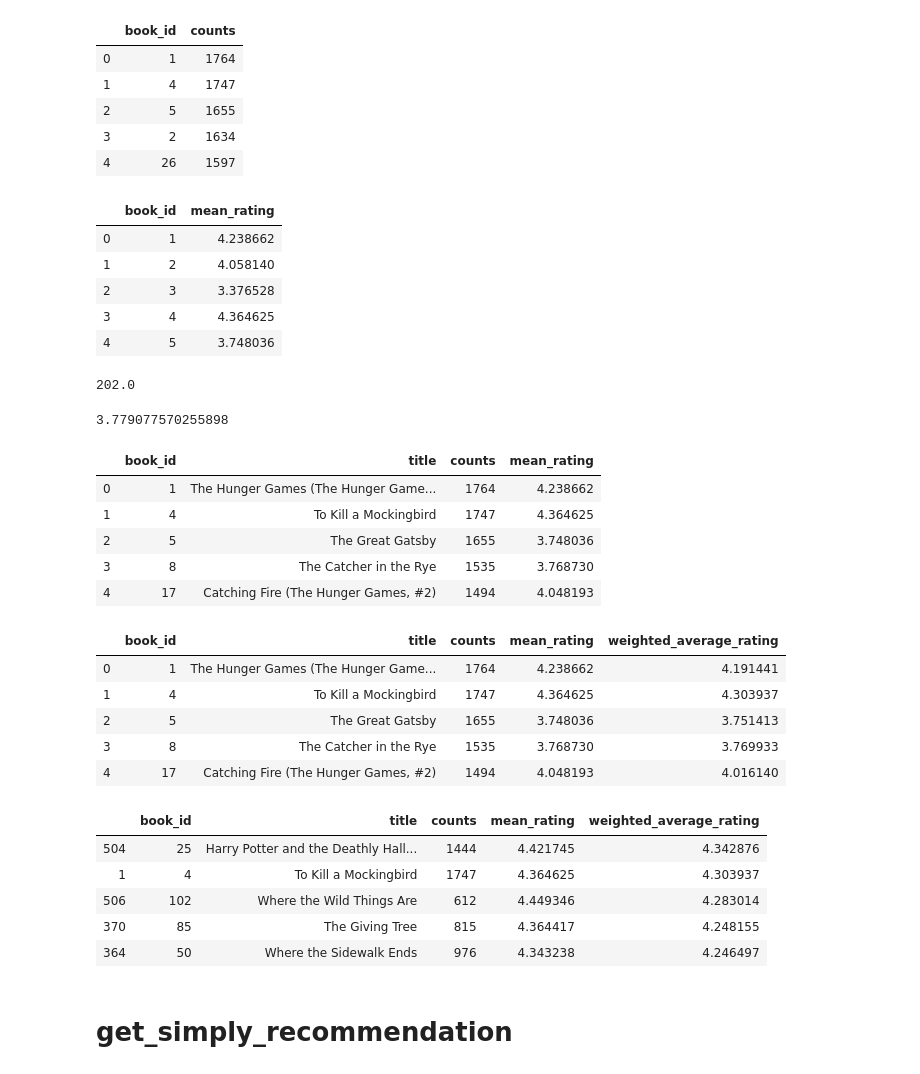
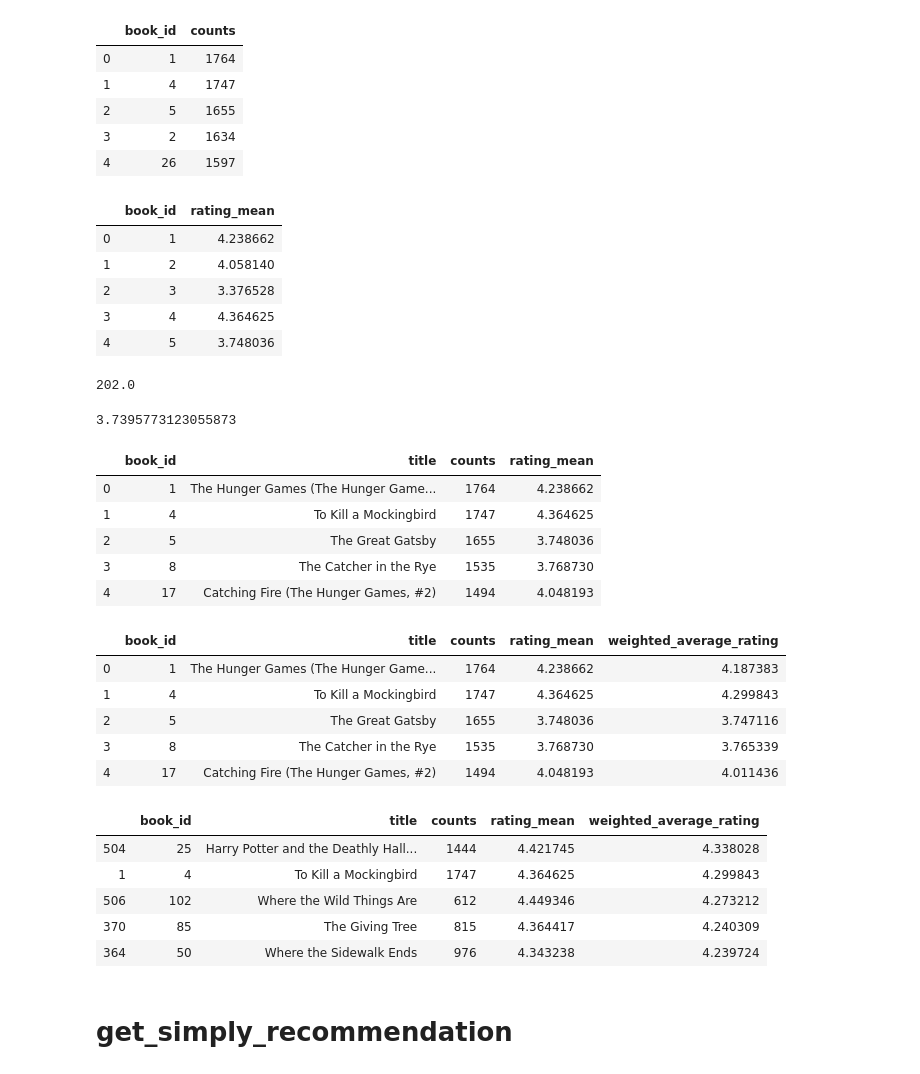
Before and after one commit to Lea1612/AI_Recommender_Systems, a Jupyter notebook: Notebook.ipynb, the cells around one changed output. Saved outputs shown, nothing was run; the diff lists cells and outputs as text; code cells hidden in the pictures.

```diff
--- a/Notebook.ipynb
+++ b/Notebook.ipynb
@@ -5,8 +5,8 @@ import seaborn as sns
 def read_file_csv(file_name):
     return pd.read_csv(file_name, low_memory=False, encoding="ISO-8859-1")
 
-def weighted_average_rating(counts, m, mean_rating, rating_all_mean):
-    return (counts / (counts + m)) * mean_rating + (m / (counts + m)) * rating_all_mean
+def weighted_average_rating(counts_df, m, rating_mean_df, rating_all_mean):
+    return (counts_df / (counts_df + m)) * rating_mean_df + (m / (counts_df + m)) * rating_all_mean
 
 def get_top_k_recommendations(df, counts_df, k, columns, m):
     return df[counts_df > m].nlargest(k, columns)
@@ -61,57 +61,58 @@ nb_voters_df.head()
 | 4 | 26 | 1597 |
 # %%
 rating_mean_data = b_r_u_df.groupby(['book_id'])['rating'].mean()
-rating_mean_df = pd.DataFrame(data={'book_id': rating_mean_data.index.tolist(), 'mean_rating': rating_mean_data.values.tolist()})
+rating_mean_df = pd.DataFrame(data={'book_id': rating_mean_data.index.tolist(), 'rating_mean': rating_mean_data.values.tolist()})
 rating_mean_df.head()
 # %% [output]
-|  | book_id | mean_rating |
+|  | book_id | rating_mean |
 | 0 | 1 | 4.238662 |
 | 1 | 2 | 4.058140 |
 | 2 | 3 | 3.376528 |
 | 3 | 4 | 4.364625 |
 | 4 | 5 | 3.748036 |
-# %%
-# Fix the number of minimum readers to get into the list - m
-m = nb_voters_data.quantile(0.90)
-print(m)
-# %% [output]
-202.0
-# %%
-# Rating mean (all of the books) - C.
-rating_all_mean = b_r_u_df['rating'].mean()
-print(rating_all_mean)
-# %% [output]
-3.779077570255898
+# %%
+m = nb_voters_data.quantile(0.90)
+print(m)
+# %% [output]
+202.0
+# %%
+## Ask Dubi is this should be the mean of the ratings or the mean of the rating means?
+
+# rating_all_mean = b_r_u_df['rating'].mean()
+rating_all_mean = rating_mean_df['rating_mean'].mean() # Ask Dubi about this.
+print(rating_all_mean)
+# %% [output]
+3.7395773123055873
 # %%
 df = pd.merge(title_df, nb_voters_df, on='book_id', how='inner')
 df = pd.merge(df, rating_mean_df, on='book_id', how='inner')
 df.head()
 # %% [output]
-|  | book_id | title | counts | mean_rating |
+|  | book_id | title | counts | rating_mean |
 | 0 | 1 | The Hunger Games (The Hunger Game... | 1764 | 4.238662 |
 | 1 | 4 | To Kill a Mockingbird | 1747 | 4.364625 |
 | 2 | 5 | The Great Gatsby | 1655 | 3.748036 |
 | 3 | 8 | The Catcher in the Rye | 1535 | 3.768730 |
 | 4 | 17 | Catching Fire (The Hunger Games, #2) | 1494 | 4.048193 |
 # %%
-df['weighted_average_rating'] = weighted_average_rating(df['counts'], m, df['mean_rating'], rating_all_mean)
+df['weighted_average_rating'] = weighted_average_rating(df['counts'], m, df['rating_mean'], rating_all_mean)
 df.head()
 # %% [output]
-|  | book_id | title | counts | mean_rating | weighted_average_rating |
-| 0 | 1 | The Hunger Games (The Hunger Game... | 1764 | 4.238662 | 4.191441 |
-| 1 | 4 | To Kill a Mockingbird | 1747 | 4.364625 | 4.303937 |
-| 2 | 5 | The Great Gatsby | 1655 | 3.748036 | 3.751413 |
-| 3 | 8 | The Catcher in the Rye | 1535 | 3.768730 | 3.769933 |
-| 4 | 17 | Catching Fire (The Hunger Games, #2) | 1494 | 4.048193 | 4.016140 |
+|  | book_id | title | counts | rating_mean | weighted_average_rating |
+| 0 | 1 | The Hunger Games (The Hunger Game... | 1764 | 4.238662 | 4.187383 |
+| 1 | 4 | To Kill a Mockingbird | 1747 | 4.364625 | 4.299843 |
+| 2 | 5 | The Great Gatsby | 1655 | 3.748036 | 3.747116 |
+| 3 | 8 | The Catcher in the Rye | 1535 | 3.768730 | 3.765339 |
+| 4 | 17 | Catching Fire (The Hunger Games, #2) | 1494 | 4.048193 | 4.011436 |
 # %%
 result = get_top_k_recommendations(df, df['counts'], 10, ['weighted_average_rating'], m)
 result.head()
 # %% [output]
-|  | book_id | title | counts | mean_rating | weighted_average_rating |
-| 504 | 25 | Harry Potter and the Deathly Hall... | 1444 | 4.421745 | 4.342876 |
-| 1 | 4 | To Kill a Mockingbird | 1747 | 4.364625 | 4.303937 |
-| 506 | 102 | Where the Wild Things Are | 612 | 4.449346 | 4.283014 |
-| 370 | 85 | The Giving Tree | 815 | 4.364417 | 4.248155 |
-| 364 | 50 | Where the Sidewalk Ends | 976 | 4.343238 | 4.246497 |
+|  | book_id | title | counts | rating_mean | weighted_average_rating |
+| 504 | 25 | Harry Potter and the Deathly Hall... | 1444 | 4.421745 | 4.338028 |
+| 1 | 4 | To Kill a Mockingbird | 1747 | 4.364625 | 4.299843 |
+| 506 | 102 | Where the Wild Things Are | 612 | 4.449346 | 4.273212 |
+| 370 | 85 | The Giving Tree | 815 | 4.364417 | 4.240309 |
+| 364 | 50 | Where the Sidewalk Ends | 976 | 4.343238 | 4.239724 |
 # %% [markdown]
 # get_simply_recommendation
```
Also changed, not shown: parts of 7 cells of this notebook.
